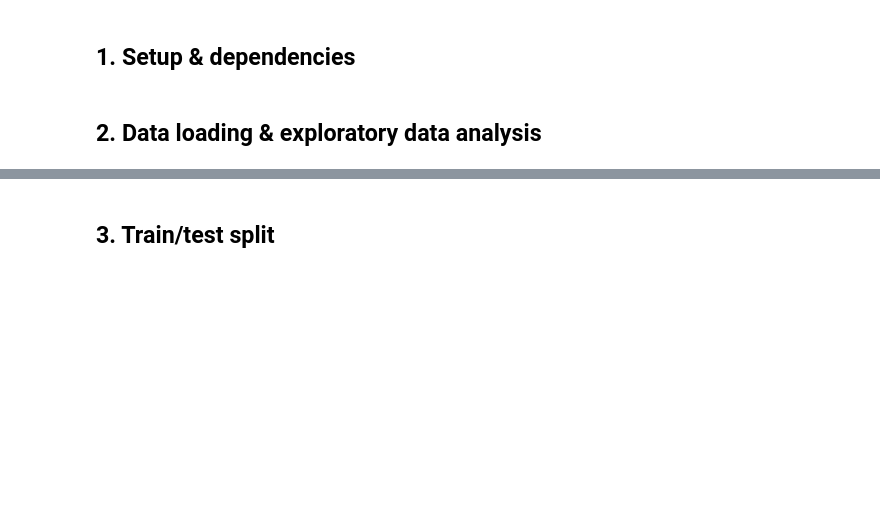
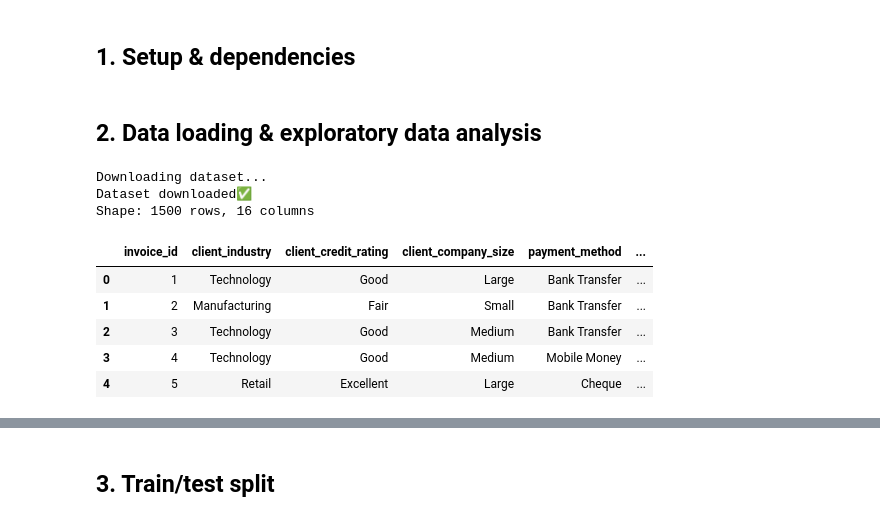
Before and after one commit to tanuiivy/bbt4106-202604-D4-classification, a Jupyter notebook: bbt4106_202604_D4_classification.ipynb, the cells around one changed output, grey strips where cells are left out. Saved outputs shown, nothing was run; the diff lists cells and outputs as text; code cells hidden in the pictures; blank space fills up the shorter version.

```diff
--- a/bbt4106_202604_D4_classification.ipynb
+++ b/bbt4106_202604_D4_classification.ipynb
@@ -7,2 +28,29 @@
 # %% [markdown]
 ## 2. Data loading & exploratory data analysis
+# %%
+# Load the dataset
+dataset_path = './data/invoice_payment_risk.csv'
+url = 'https://raw.githubusercontent.com/tanuiivy/bbt4106-202604-D4-classification/refs/heads/main/invoice_payment_risk.csv'
+
+if not os.path.exists(dataset_path):
+    print("Downloading dataset...")
+    if not os.path.exists('./data'):
+        os.makedirs('./data')
+    urllib.request.urlretrieve(url, dataset_path)
+    print("Dataset downloaded✅ ")
+else:
+    print("Dataset already exists locally✅ ")
+
+invoice_data = pd.read_csv(dataset_path, encoding='utf-8')
+print(f"Shape: {invoice_data.shape[0]} rows, {invoice_data.shape[1]} columns")
+invoice_data.head()
+# %% [output]
+Downloading dataset...
+Dataset downloaded✅
+Shape: 1500 rows, 16 columns
+|  | invoice_id | client_industry | client_credit_rating | client_company_size | payment_method | ... |
+| 0 | 1 | Technology | Good | Large | Bank Transfer | ... |
+| 1 | 2 | Manufacturing | Fair | Small | Bank Transfer | ... |
+| 2 | 3 | Technology | Good | Medium | Bank Transfer | ... |
+| 3 | 4 | Technology | Good | Medium | Mobile Money | ... |
+| 4 | 5 | Retail | Excellent | Large | Cheque | ... |
```
Also changed, not shown: parts of 31 cells of this notebook.
